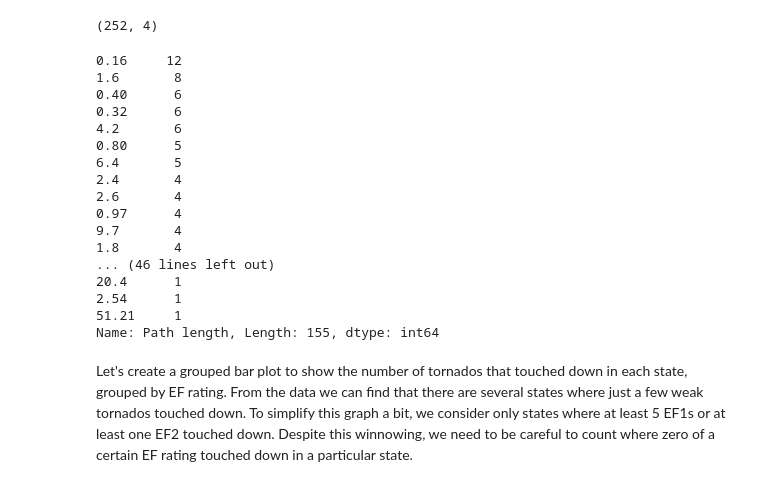
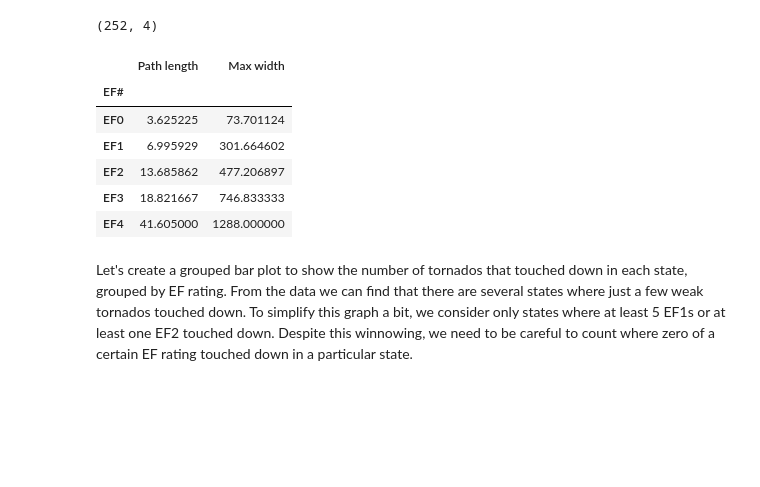
Before and after one commit to jameshonea/May-2019-Tornado-Outbreak, a Jupyter notebook: May_2019_Tornado_Outbreak.ipynb, the cells around one changed output. Saved outputs shown, nothing was run; the diff lists cells and outputs as text; code cells hidden in the pictures; blank space fills up the shorter version.

```diff
--- a/May_2019_Tornado_Outbreak.ipynb
+++ b/May_2019_Tornado_Outbreak.ipynb
@@ -74,26 +78,16 @@ tornado_data = tornado_data[tornado_data['EF#'] != 'EFU']
 tornado_data.shape
 # %% [output]
 (252, 4)
-# %%
-tornado_data['Path length'].value_counts()
-# %% [output]
-0.16     12
-1.6       8
-0.40      6
-0.32      6
-4.2       6
-0.80      5
-6.4       5
-2.4       4
-2.6       4
-0.97      4
-9.7       4
-1.8       4
-... (46 lines left out)
-20.4      1
-2.54      1
-51.21     1
-Name: Path length, Length: 155, dtype: int64
+# %%
+tornado_data.head()
+# %% [output]
+|  | Path length | Max width |
+| EF# |  |  |
+| EF0 | 3.625225 | 73.701124 |
+| EF1 | 6.995929 | 301.664602 |
+| EF2 | 13.685862 | 477.206897 |
+| EF3 | 18.821667 | 746.833333 |
+| EF4 | 41.605000 | 1288.000000 |
 # %% [markdown]
 Let's create a grouped bar plot to show the number of tornados that touched down in each state, grouped by EF rating. From the data we can find that there are several states where just a few weak tornados touched down. To simplify this graph a bit, we consider only states where at least 5 EF1s or at least one EF2 touched down. Despite this winnowing, we need to be careful to count where zero of a certain EF rating touched down in a particular state.
 # %%
```
Also changed, not shown: parts of 3 cells of this notebook.
